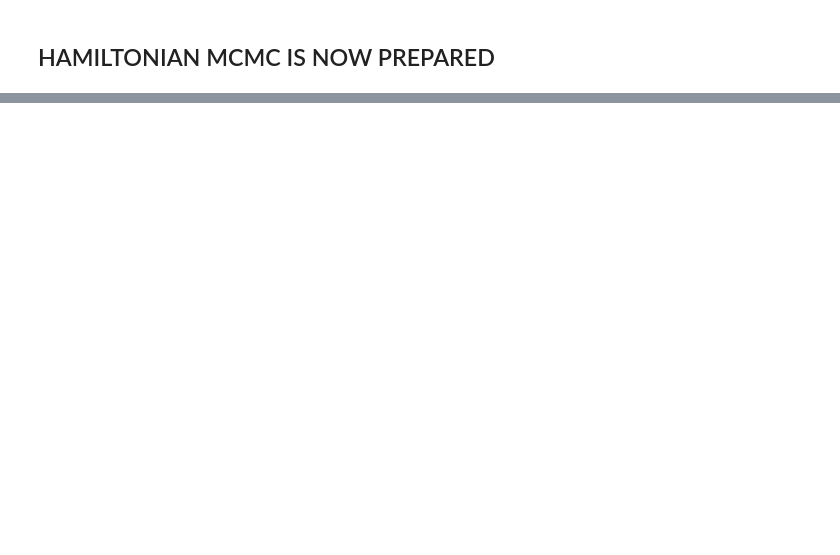
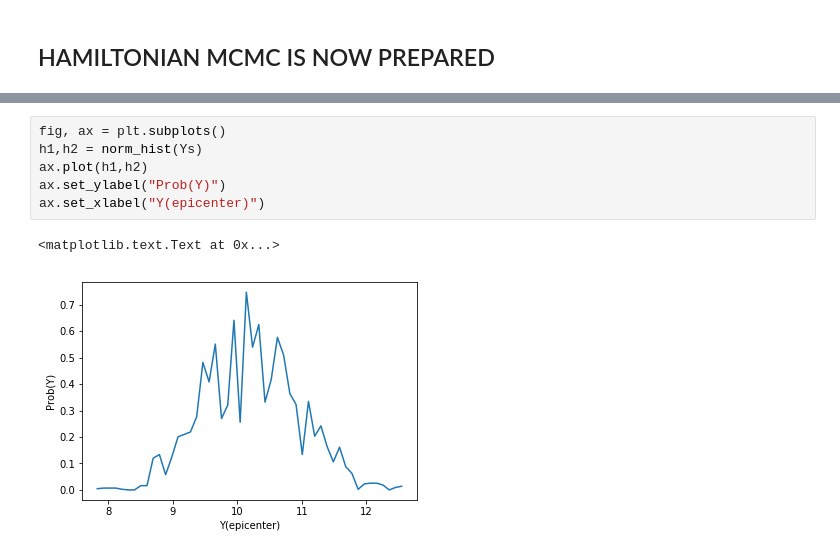
Before and after one commit to jdprada1760/JesusPrada_Ej2, a Jupyter notebook: Sismic_HamiltonianMCMC.ipynb, the cells around one changed output, grey strips where cells are left out. Saved outputs shown, nothing was run; the diff lists cells and outputs as text; blank space fills up the shorter version.

```diff
--- a/Sismic_HamiltonianMCMC.ipynb
+++ b/Sismic_HamiltonianMCMC.ipynb
@@ -125,0 +159,9 @@ ax.set_xlim(-10,40)
+# %%
+fig, ax = plt.subplots()
+h1,h2 = norm_hist(Ys)
+ax.plot(h1,h2)
+ax.set_ylabel("Prob(Y)")
+ax.set_xlabel("Y(epicenter)")
+# %% [output]
+<matplotlib.text.Text at 0x...>
+[figure, added]
```
Also changed, not shown: parts of 16 cells of this notebook.
